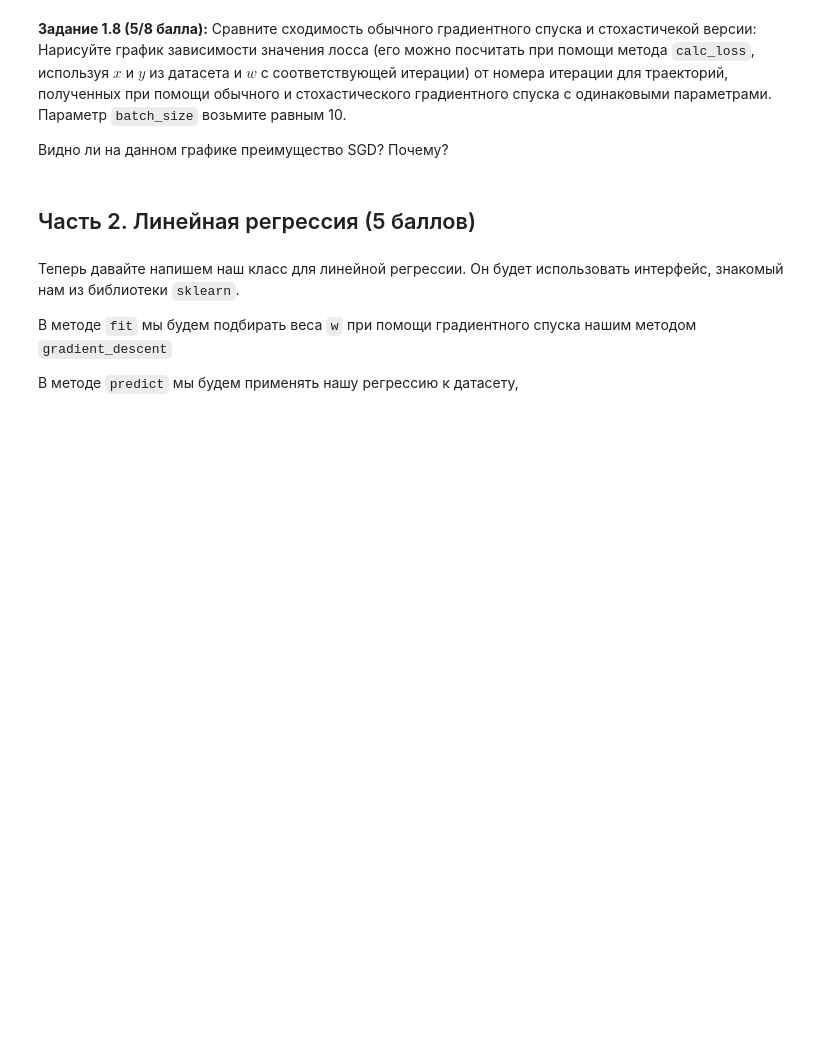
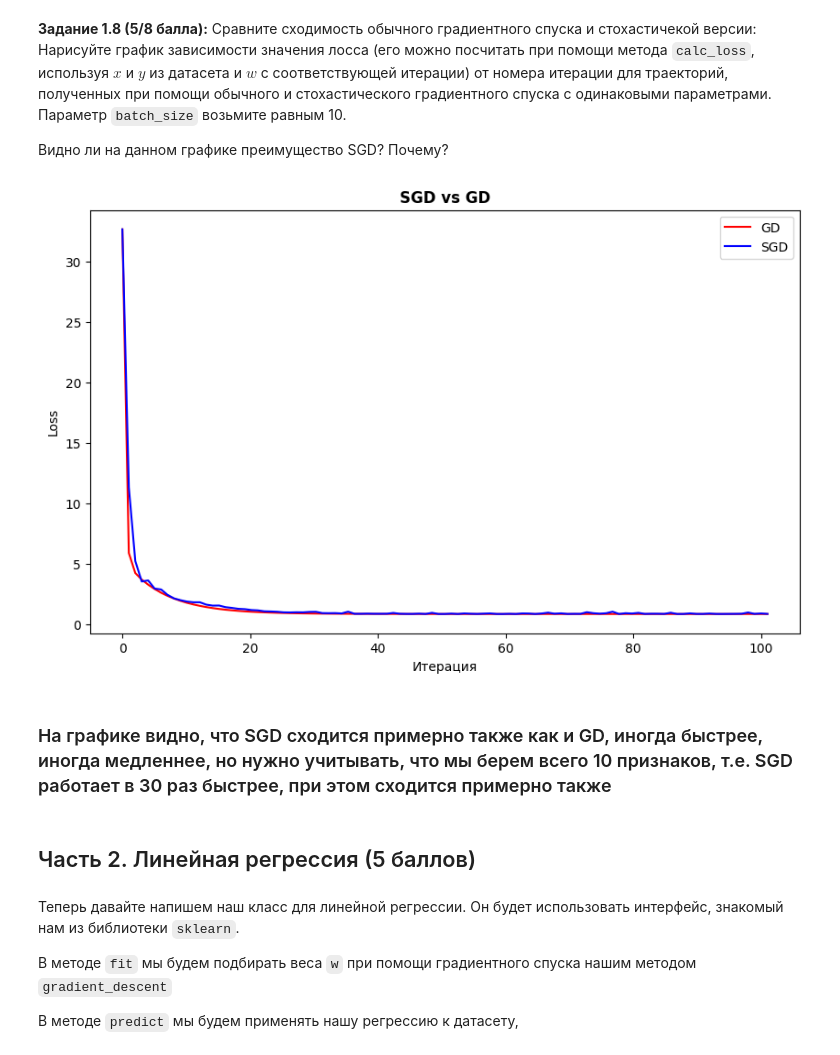
Before and after one commit to ArsenySal/ML-1-data-mining-minor-, a Jupyter notebook: hw/hw05_gd.ipynb, the cells around one changed output. Cells and saved outputs as stored; diff of their text form; code cells hidden in the pictures; blank space fills up the shorter version.

```diff
--- a/hw/hw05_gd.ipynb
+++ b/hw/hw05_gd.ipynb
@@ -355,3 +443,30 @@ def stochastic_gradient_descent(
+# %%
+loss = MSELoss()
+
+iter = 100
+
+gd_weights = gradient_descent(w_init, X, y, loss, lr=0.005, n_iterations=iter)
+sgd_weights = stochastic_gradient_descent(w_init, X, y, loss, lr=0.005, batch_size=10, p=0.1, n_iterations=iter)
+
+gd_loss = []
+sgd_loss = []
+
+for i in range(len(gd_weights)):
+    gd_loss.append(loss.calc_loss(X, y, gd_weights[i]))
+    sgd_loss.append(loss.calc_loss(X, y, sgd_weights[i]))
+
+plt.figure(figsize=(10, 6))
+plt.title('SGD vs GD', weight='bold')
+plt.xlabel('Итерация')
+plt.ylabel('Loss')
+plt.plot(np.linspace(0, iter + 1, iter + 1), gd_loss, color='red', label = "GD")
+plt.plot(np.linspace(0, iter + 1, iter + 1), sgd_loss, color='blue', label = "SGD")
+plt.legend()
+plt.show()
+# %% [output]
+[figure, added]
+# %% [markdown]
+### На графике видно, что SGD сходится примерно также как и GD, иногда быстрее, иногда медленнее, но нужно учитывать, что мы берем всего 10 признаков, т.е. SGD работает в 30 раз быстрее, при этом сходится примерно также
 # %% [markdown]
 ## Часть 2. Линейная регрессия (5 баллов)
 # %% [markdown]
```
Also changed, not shown: parts of 40 cells of this notebook.
